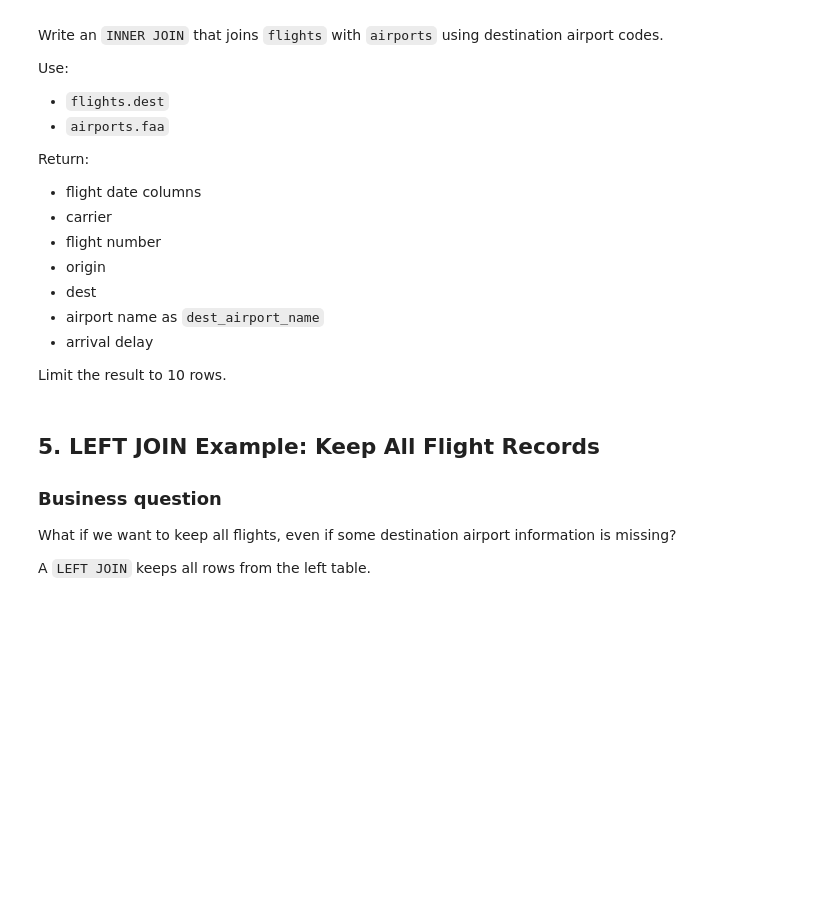
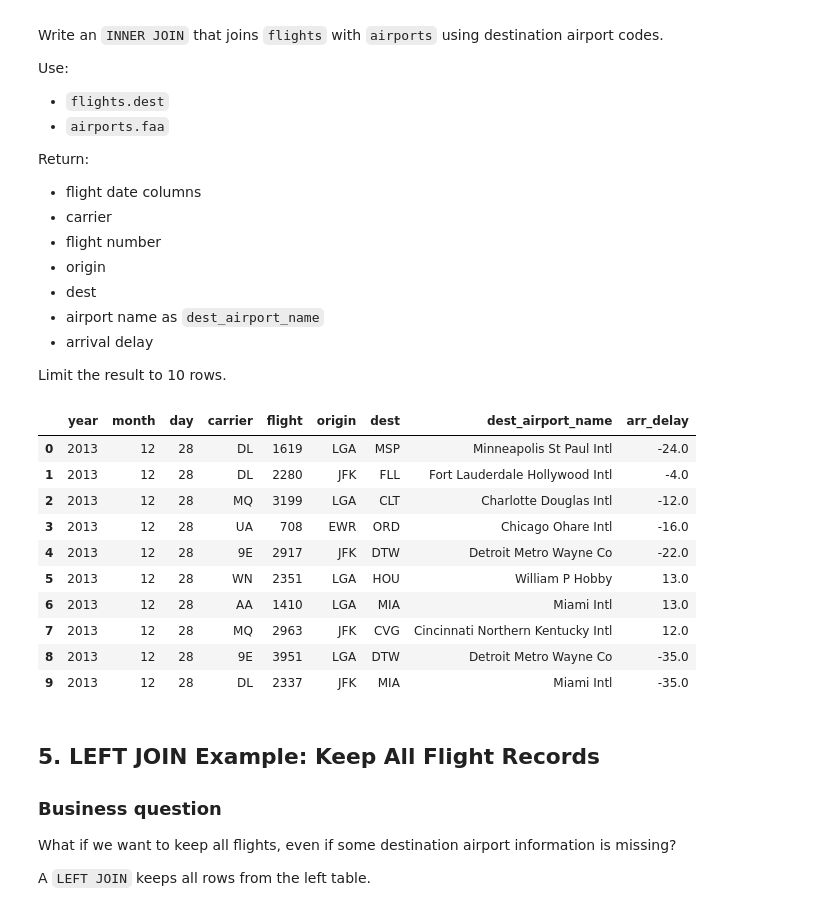
Before and after one commit to aaieza-charania/Ban6003-week9-10-aaieza-charania, a Jupyter notebook: notebooks/module10_sql_joins_abt_guided_lab.ipynb, the cells around one changed output. Drawn from its saved outputs; the diff is of its cells as text; code cells hidden in the pictures; blank space fills up the shorter version.

```diff
--- a/notebooks/module10_sql_joins_abt_guided_lab.ipynb
+++ b/notebooks/module10_sql_joins_abt_guided_lab.ipynb
@@ -236,11 +257,29 @@ Limit the result to 10 rows.
 # %%
 # Your Turn 1
 
 query = '''
+SELECT f.year, f.month, f.day, f.carrier, f.flight,
+f.origin, f.dest, a.name AS dest_airport_name, f.arr_delay
+FROM flights f
+INNER JOIN airports a
+ON f.dest = a.faa
+LIMIT 10;
 
 '''
 
 run_query(query, engine)
+# %% [output]
+|  | year | month | day | carrier | flight | origin | dest | dest_airport_name | arr_delay |
+| 0 | 2013 | 12 | 28 | DL | 1619 | LGA | MSP | Minneapolis St Paul Intl | -24.0 |
+| 1 | 2013 | 12 | 28 | DL | 2280 | JFK | FLL | Fort Lauderdale Hollywood Intl | -4.0 |
+| 2 | 2013 | 12 | 28 | MQ | 3199 | LGA | CLT | Charlotte Douglas Intl | -12.0 |
+| 3 | 2013 | 12 | 28 | UA | 708 | EWR | ORD | Chicago Ohare Intl | -16.0 |
+| 4 | 2013 | 12 | 28 | 9E | 2917 | JFK | DTW | Detroit Metro Wayne Co | -22.0 |
+| 5 | 2013 | 12 | 28 | WN | 2351 | LGA | HOU | William P Hobby | 13.0 |
+| 6 | 2013 | 12 | 28 | AA | 1410 | LGA | MIA | Miami Intl | 13.0 |
+| 7 | 2013 | 12 | 28 | MQ | 2963 | JFK | CVG | Cincinnati Northern Kentucky Intl | 12.0 |
+| 8 | 2013 | 12 | 28 | 9E | 3951 | LGA | DTW | Detroit Metro Wayne Co | -35.0 |
+| 9 | 2013 | 12 | 28 | DL | 2337 | JFK | MIA | Miami Intl | -35.0 |
 # %% [markdown]
 ## 5. LEFT JOIN Example: Keep All Flight Records
 
```
Also changed, not shown: parts of 30 cells of this notebook, 2 other files.
